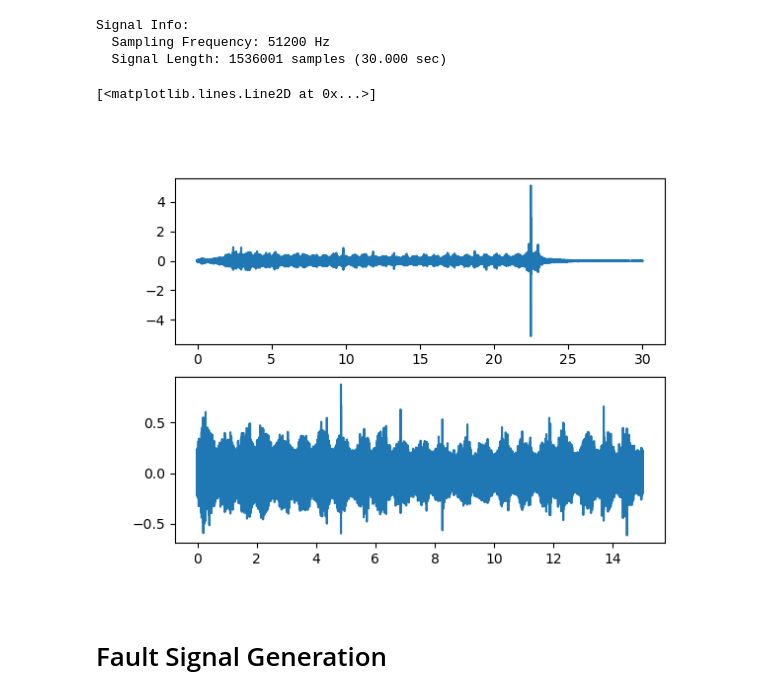
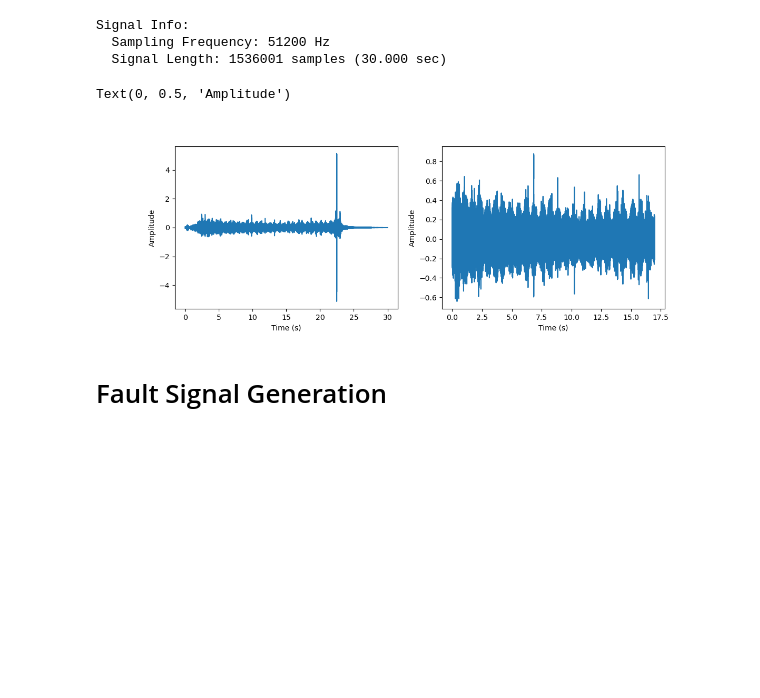
Before and after one commit to jongmoonha/Train_fault_simulation, a Jupyter notebook: c_field_analysis.ipynb, the cells around one changed output. Saved outputs shown, nothing was run; the diff lists cells and outputs as text; code cells hidden in the pictures; blank space fills up the shorter version.

Commit message:
Added Code for Field Data Analysis

```diff
--- a/c_field_analysis.ipynb
+++ b/c_field_analysis.ipynb
@@ -56,12 +56,13 @@ config = {
 # Normal Signal Import
 # %%
 dir = './data_field/'
-filename = 'Log.mat'
+filename = 'Log'
+# filename = 'Log107'
 
-dir_file = dir + filename
+dir_file = dir + filename + '.mat'
 data = mat73.loadmat(dir_file)
 
-v_tot = data['Log']['rawdata']  # vibration signal
+v_tot = data[filename]['rawdata']  # vibration signal
 fs = 51200  # sampling frequency
 t = np.arange(len(v_tot)) / fs  # time vector
 N = len(v_tot)  # number of samples
@@ -78,22 +79,26 @@ Signal Info:
 # %%
 ch = 0
 x_normal = v_tot[:, ch]
 t = t = np.arange(len(x_normal)) / fs  # time vector
 N = len(x_normal)
 
-plt.figure()
-plt.subplot(2,1,1)
+plt.figure(figsize=(12, 4))
+
+plt.subplot(1,2,1)
 plt.plot(t, x_normal)
-
-x_normal = x_normal[(t<20) & (t>5)]
+plt.xlabel('Time (s)')
+plt.ylabel('Amplitude')
+x_normal = x_normal[(t>3) & (t<20)]
 t = t = np.arange(len(x_normal)) / fs  # time vector
 N = len(x_normal)
 
-plt.subplot(2,1,2)
+plt.subplot(1,2,2)
 plt.plot(t, x_normal)
+plt.xlabel('Time (s)')
+plt.ylabel('Amplitude')
 # %% [output]
-[<matplotlib.lines.Line2D at 0x...>]
+Text(0, 0.5, 'Amplitude')
-[figure, old version]
+[figure, new version]
 # %% [markdown]
 # Fault Signal Generation
 # %% [markdown]
```
Also changed, not shown: parts of 21 cells of this notebook, 8 other files.
